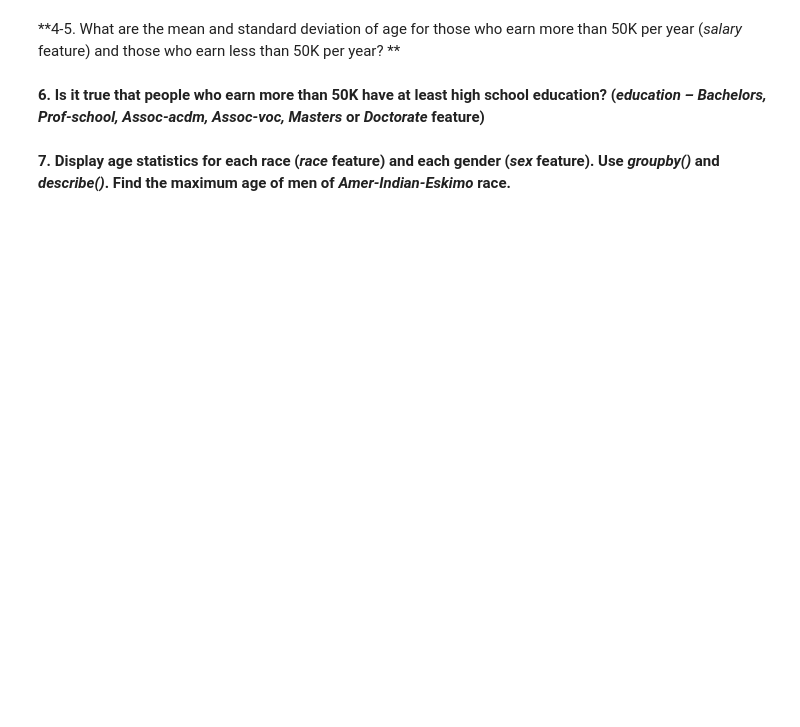
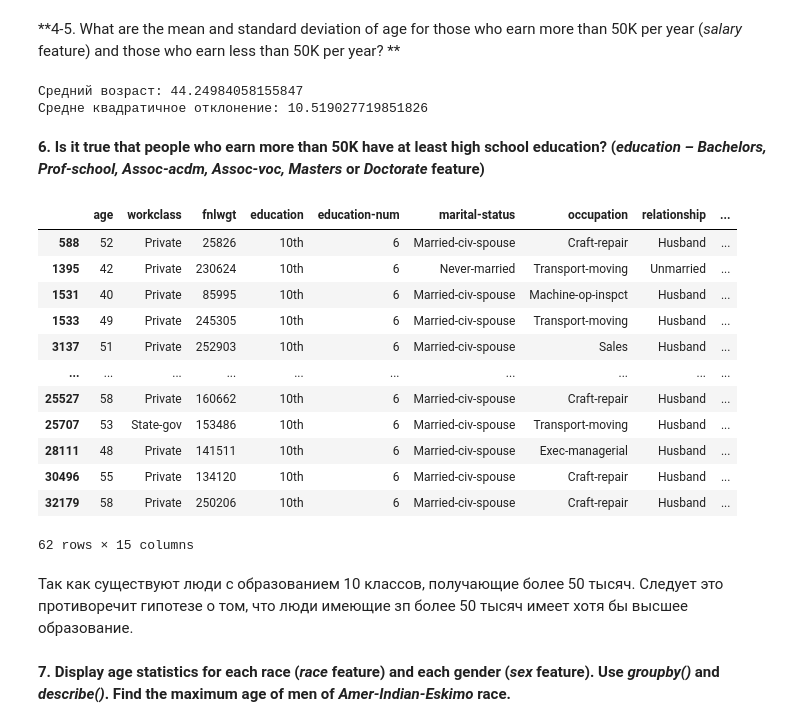
Before and after one commit to IvanSvyatykh/mlcourse, a Jupyter notebook: a1-demo-pandas-and-uci-adult-dataset.ipynb, the cells around one changed output. Cells and saved outputs as stored; diff of their text form; code cells hidden in the pictures; blank space fills up the shorter version.

```diff
--- a/a1-demo-pandas-and-uci-adult-dataset.ipynb
+++ b/a1-demo-pandas-and-uci-adult-dataset.ipynb
@@ -52,2 +74,10 @@ data.head()
+# %%
+mean_age = data[data["salary"] != "<=50K"]["age"].mean()
+print(f"Средний возраст: {mean_age}")
+std_age = data[data["salary"] != "<=50K"]["age"].std()
+print(f"Средне квадратичное отклонение: {std_age}")
+# %% [output]
+Средний возраст: 44.24984058155847
+Средне квадратичное отклонение: 10.519027719851826
 # %% [markdown]
 **6. Is it true that people who earn more than 50K have at least high school education? (*education – Bachelors, Prof-school, Assoc-acdm, Assoc-voc, Masters* or *Doctorate* feature)**
@@ -56,2 +84,20 @@ data.head()
+# %%
+data[(data["salary"] == ">50K") & (data["education"] == "10th")]
+# %% [output]
+|  | age | workclass | fnlwgt | education | education-num | marital-status | occupation | relationship | ... |
+| 588 | 52 | Private | 25826 | 10th | 6 | Married-civ-spouse | Craft-repair | Husband | ... |
+| 1395 | 42 | Private | 230624 | 10th | 6 | Never-married | Transport-moving | Unmarried | ... |
+| 1531 | 40 | Private | 85995 | 10th | 6 | Married-civ-spouse | Machine-op-inspct | Husband | ... |
+| 1533 | 49 | Private | 245305 | 10th | 6 | Married-civ-spouse | Transport-moving | Husband | ... |
+| 3137 | 51 | Private | 252903 | 10th | 6 | Married-civ-spouse | Sales | Husband | ... |
+| ... | ... | ... | ... | ... | ... | ... | ... | ... | ... |
+| 25527 | 58 | Private | 160662 | 10th | 6 | Married-civ-spouse | Craft-repair | Husband | ... |
+| 25707 | 53 | State-gov | 153486 | 10th | 6 | Married-civ-spouse | Transport-moving | Husband | ... |
+| 28111 | 48 | Private | 141511 | 10th | 6 | Married-civ-spouse | Exec-managerial | Husband | ... |
+| 30496 | 55 | Private | 134120 | 10th | 6 | Married-civ-spouse | Craft-repair | Husband | ... |
+| 32179 | 58 | Private | 250206 | 10th | 6 | Married-civ-spouse | Craft-repair | Husband | ... |
+62 rows × 15 columns
+# %% [markdown]
+Так как существуют люди с образованием 10 классов, получающие более 50 тысяч. Следует это противоречит гипотезе о том, что люди имеющие зп более 50 тысяч имеет хотя бы высшее образование.
 # %% [markdown]
 **7. Display age statistics for each race (*race* feature) and each gender (*sex* feature). Use *groupby()* and *describe()*. Find the maximum age of men of *Amer-Indian-Eskimo* race.**
```
Also changed, not shown: parts of 26 cells of this notebook.
